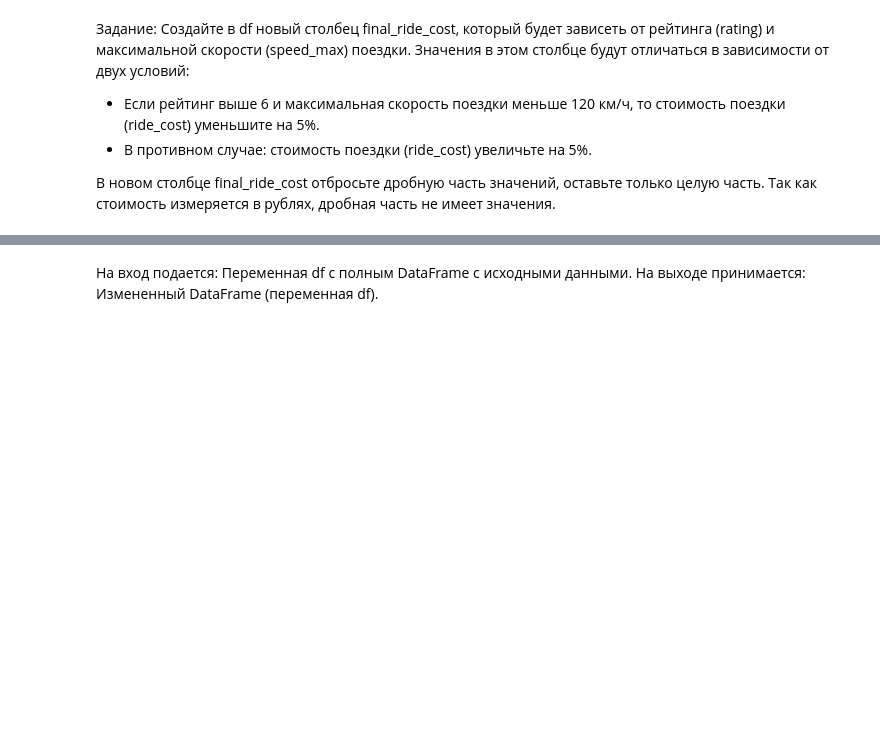
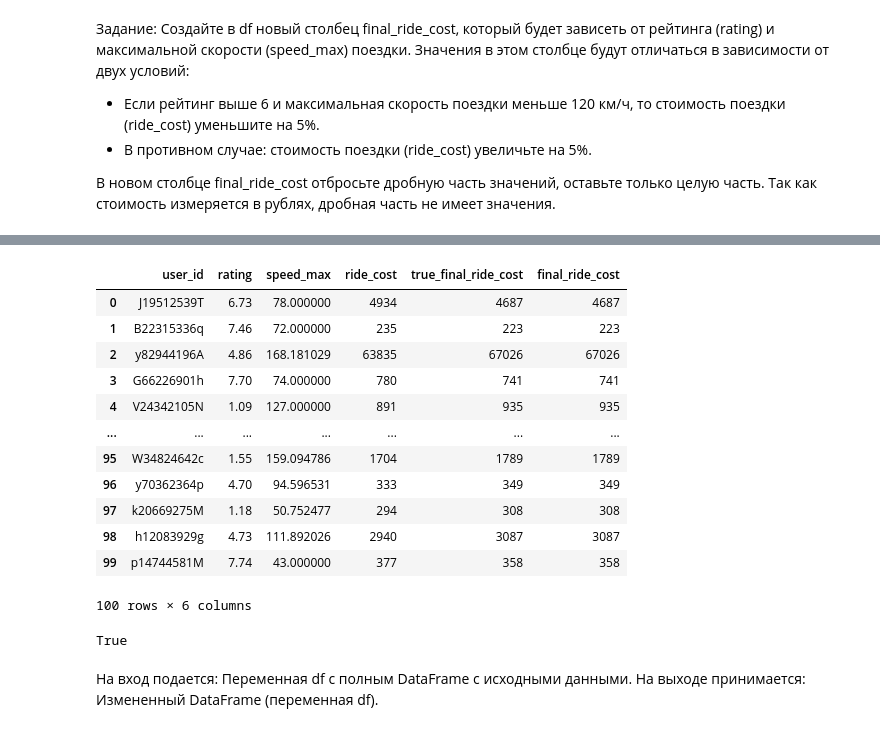
Before and after one commit to Pong2605/ml-competitions-course, a Jupyter notebook: notebooks/3_1_Tasks.ipynb, the cells around one changed output, grey strips where cells are left out. Drawn from its saved outputs; the diff is of its cells as text; code cells hidden in the pictures; blank space fills up the shorter version.

```diff
--- a/notebooks/3_1_Tasks.ipynb
+++ b/notebooks/3_1_Tasks.ipynb
@@ -12,8 +12,10 @@
 В новом столбце final_ride_cost отбросьте дробную часть значений, оставьте только целую часть. Так как стоимость измеряется в рублях, дробная часть не имеет значения.
 # %%
 import pandas as pd
+import numpy as np
 
-df = pd.read_csv('https://stepik.org/media/attachments/lesson/779916/3_1_2.csv')
+df = pd.read_csv('../data/3_1_2.csv')
 
 # В столбце true_final_ride_cost записаны правильные ответы.
 # Создайте столбец final_ride_cost исходя из условий задачи.
+df.head()
@@ -20,6 +29,29 @@ df = pd.read_csv('https://stepik.org/media/attachments/lesson/779916/3_1_2.csv')
+# %%
+df['final_ride_cost'] = df.apply(lambda x: x['ride_cost'] * 0.95
+                                 if (x['rating'] > 6) and (x['speed_max'] < 120)
+                                 else x['ride_cost'] * 1.05,
+                                 axis=1).astype(np.int64)
+# %%
+df
+# %% [output]
+|  | user_id | rating | speed_max | ride_cost | true_final_ride_cost | final_ride_cost |
+| 0 | J19512539T | 6.73 | 78.000000 | 4934 | 4687 | 4687 |
+| 1 | B22315336q | 7.46 | 72.000000 | 235 | 223 | 223 |
+| 2 | y82944196A | 4.86 | 168.181029 | 63835 | 67026 | 67026 |
+| 3 | G66226901h | 7.70 | 74.000000 | 780 | 741 | 741 |
+| 4 | V24342105N | 1.09 | 127.000000 | 891 | 935 | 935 |
+| ... | ... | ... | ... | ... | ... | ... |
+| 95 | W34824642c | 1.55 | 159.094786 | 1704 | 1789 | 1789 |
+| 96 | y70362364p | 4.70 | 94.596531 | 333 | 349 | 349 |
+| 97 | k20669275M | 1.18 | 50.752477 | 294 | 308 | 308 |
+| 98 | h12083929g | 4.73 | 111.892026 | 2940 | 3087 | 3087 |
+| 99 | p14744581M | 7.74 | 43.000000 | 377 | 358 | 358 |
+100 rows × 6 columns
 # %%
 # Корректность своего ответа можно проверить, например, таким образом
 print(df['final_ride_cost'].equals(df['true_final_ride_cost']))
+# %% [output]
+True
 # %% [markdown]
 На вход подается: Переменная df  с полным DataFrame с исходными данными.
 На выходе принимается: Измененный DataFrame (переменная df).
```
Also changed, not shown: parts of 35 cells of this notebook, 10 other files.
